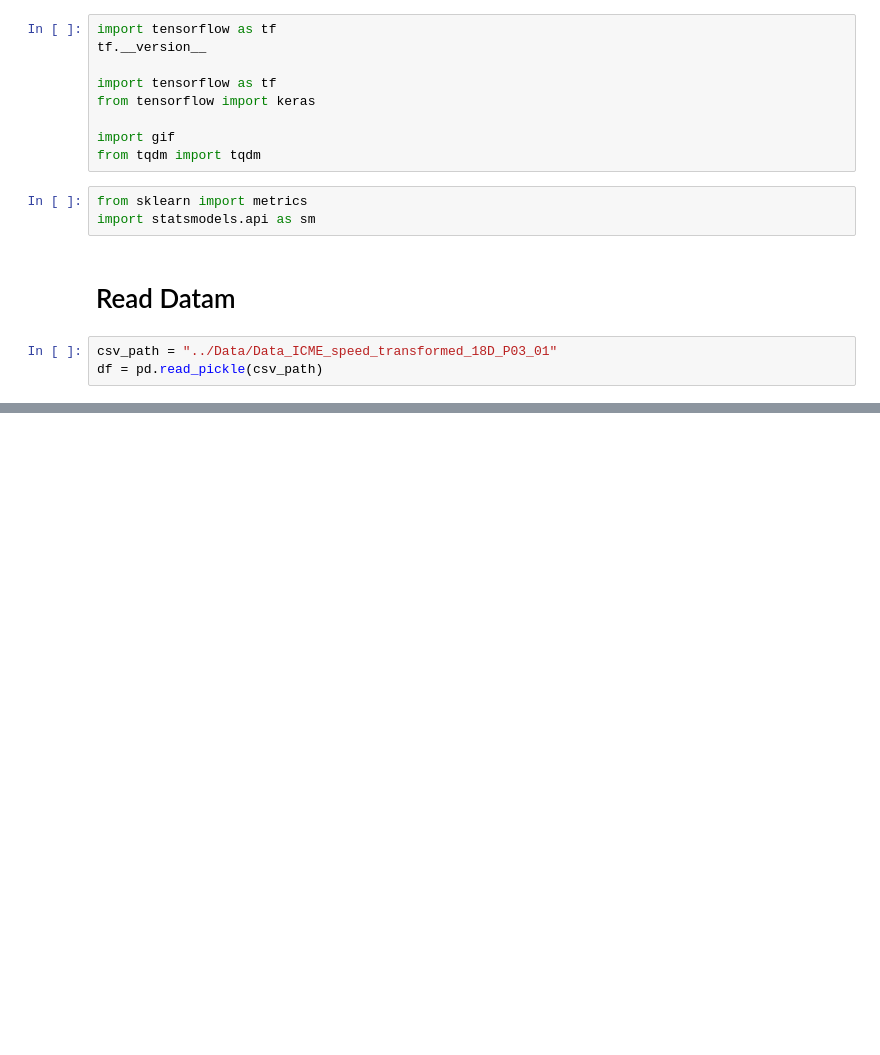
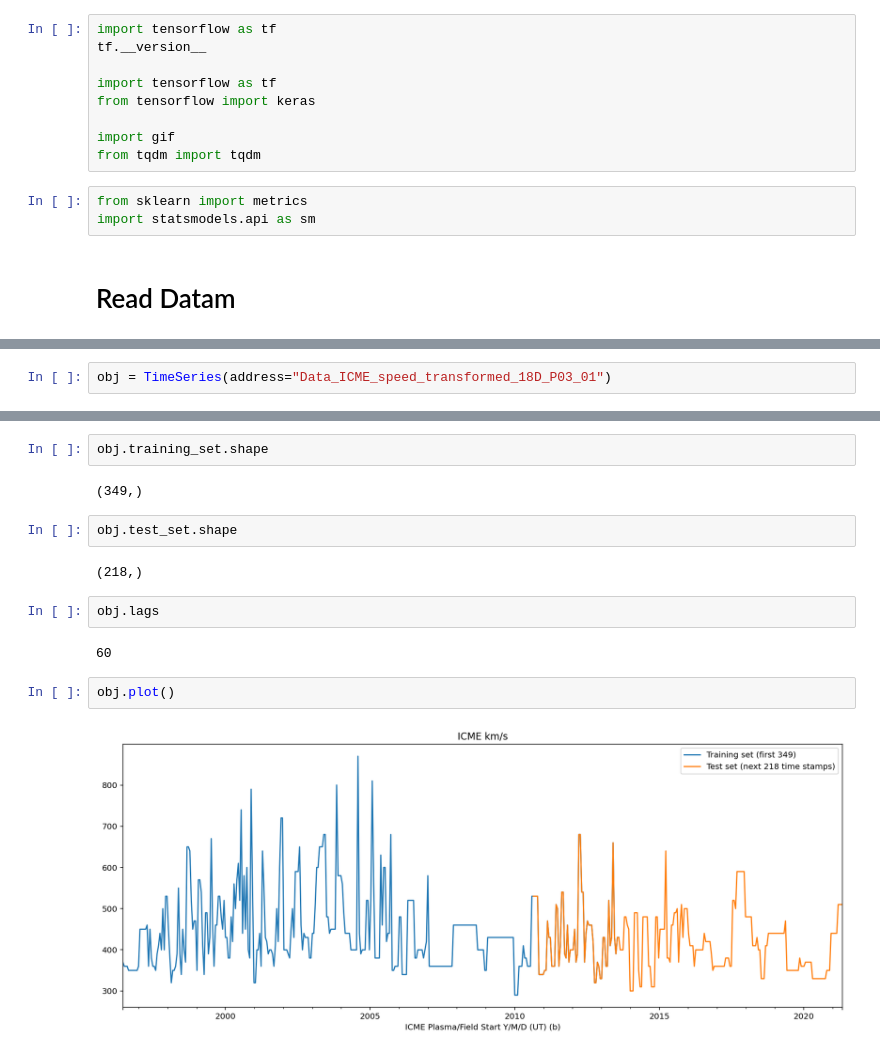
Before and after one commit to Atashnezhad/LSTM-for-Coronal-Mass-Ejection-Speed-Forecast, a Jupyter notebook: Untitled.ipynb, the cells around one changed output, grey strips where cells are left out. Drawn from its saved outputs; the diff is of its cells as text; blank space fills up the shorter version.

```diff
--- a/Untitled.ipynb
+++ b/Untitled.ipynb
@@ -54,6 +52,3 @@ from sklearn import metrics
 import statsmodels.api as sm
 # %% [markdown]
 # Read Datam
-# %%
-csv_path = "../Data/Data_ICME_speed_transformed_18D_P03_01"
-df = pd.read_pickle(csv_path)
@@ -59,0 +222,2 @@ df = pd.read_pickle(csv_path)
+# %%
+obj = TimeSeries(address="Data_ICME_speed_transformed_18D_P03_01")
@@ -59,0 +234,16 @@ df = pd.read_pickle(csv_path)
+# %%
+obj.training_set.shape
+# %% [output]
+(349,)
+# %%
+obj.test_set.shape
+# %% [output]
+(218,)
+# %%
+obj.lags
+# %% [output]
+60
+# %%
+obj.plot()
+# %% [output]
+[figure, added]
```
Also changed, not shown: parts of 5 cells of this notebook, 1 other file.
